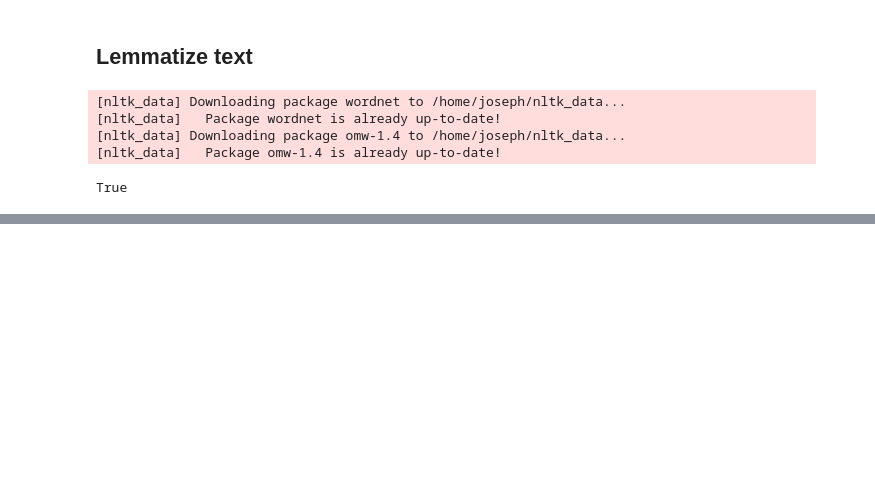
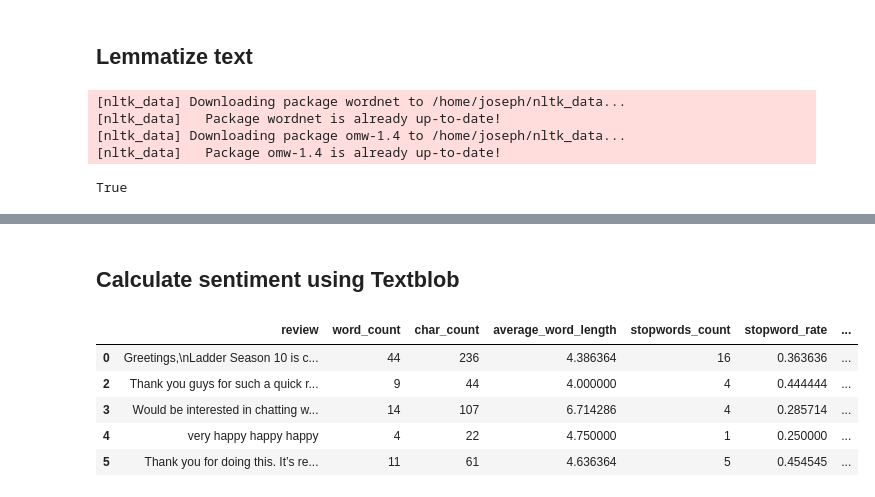
Before and after one commit to JosephPenaQuino/sc-forum-sentiment-analysis-ladder10, a Jupyter notebook: main.ipynb, the cells around one changed output, grey strips where cells are left out. Cells and saved outputs as stored; diff of their text form; code cells hidden in the pictures; blank space fills up the shorter version.

```diff
--- a/main.ipynb
+++ b/main.ipynb
@@ -182,3 +184,5 @@ nltk.download('wordnet_ic')
 True
 # %%
 df['lemmatized'] = df['cleaned_review'].apply(lambda x: ' '.join(Word(word).lemmatize() for word in x.split()))
+# %% [markdown]
+## Calculate sentiment using Textblob
@@ -184,0 +194,10 @@ df['lemmatized'] = df['cleaned_review'].apply(lambda x: ' '.join(Word(word).lemm
+# %%
+df.drop(['lowercase', 'punctuation', 'stopwords', 'cleaned_review', 'lemmatized'], axis=1, inplace=True)
+df.head()
+# %% [output]
+|  | review | word_count | char_count | average_word_length | stopwords_count | stopword_rate | ... |
+| 0 | Greetings,\nLadder Season 10 is c... | 44 | 236 | 4.386364 | 16 | 0.363636 | ... |
+| 2 | Thank you guys for such a quick r... | 9 | 44 | 4.000000 | 4 | 0.444444 | ... |
+| 3 | Would be interested in chatting w... | 14 | 107 | 6.714286 | 4 | 0.285714 | ... |
+| 4 | very happy happy happy | 4 | 22 | 4.750000 | 1 | 0.250000 | ... |
+| 5 | Thank you for doing this. It’s re... | 11 | 61 | 4.636364 | 5 | 0.454545 | ... |
```
Also changed, not shown: parts of 8 cells of this notebook.
